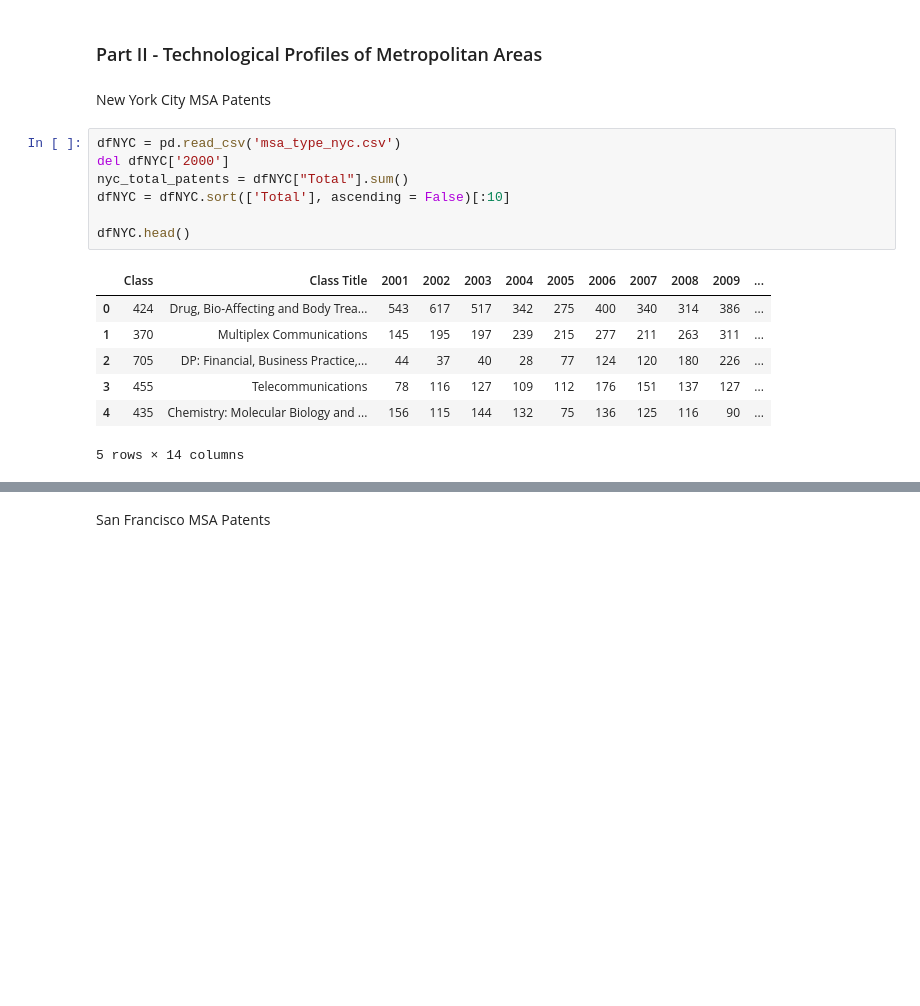
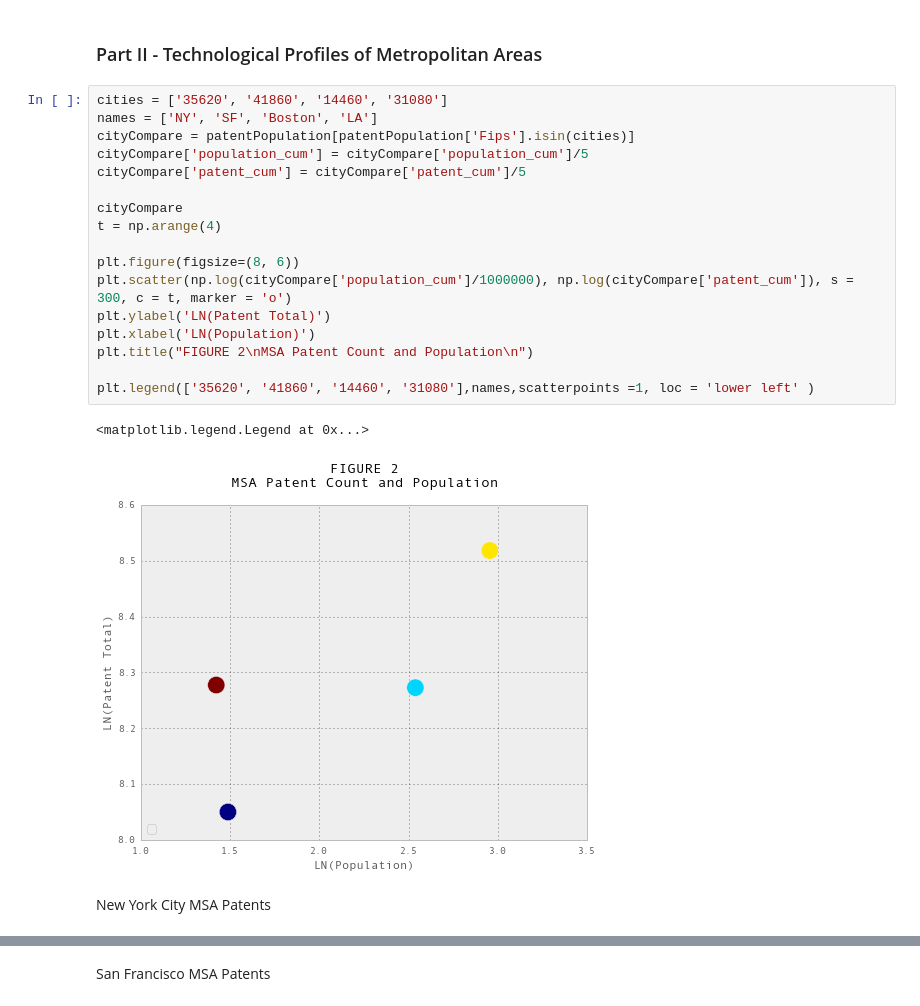
Before and after one commit to krl22785/foundations, a Jupyter notebook: patent_work/foundations_final.ipynb, the cells around one changed output, grey strips where cells are left out. Cells and saved outputs as stored; diff of their text form; blank space fills up the shorter version.

```diff
--- a/patent_work/foundations_final.ipynb
+++ b/patent_work/foundations_final.ipynb
@@ -97,19 +154,24 @@ plt.title("Patents and Economic Development Relationship\n")
 # %% [markdown]
 ### Part II - Technological Profiles of Metropolitan Areas
+# %%
+cities = ['35620', '41860', '14460', '31080']
+names = ['NY', 'SF', 'Boston', 'LA']
+cityCompare = patentPopulation[patentPopulation['Fips'].isin(cities)]
+cityCompare['population_cum'] = cityCompare['population_cum']/5
+cityCompare['patent_cum'] = cityCompare['patent_cum']/5
+
+cityCompare
+t = np.arange(4)
+
+plt.figure(figsize=(8, 6))
+plt.scatter(np.log(cityCompare['population_cum']/1000000), np.log(cityCompare['patent_cum']), s = 300, c = t, marker = 'o')
+plt.ylabel('LN(Patent Total)')
+plt.xlabel('LN(Population)')
+plt.title("FIGURE 2\nMSA Patent Count and Population\n")
+
+plt.legend(['35620', '41860', '14460', '31080'],names,scatterpoints =1, loc = 'lower left' )
+# %% [output]
+<matplotlib.legend.Legend at 0x...>
+[figure, added]
 # %% [markdown]
 New York City MSA Patents
-# %%
-dfNYC = pd.read_csv('msa_type_nyc.csv')
-del dfNYC['2000']
-nyc_total_patents = dfNYC["Total"].sum()
-dfNYC = dfNYC.sort(['Total'], ascending = False)[:10]
-
-dfNYC.head()
-# %% [output]
-|  | Class | Class Title | 2001 | 2002 | 2003 | 2004 | 2005 | 2006 | 2007 | 2008 | 2009 | ... |
-| 0 | 424 | Drug, Bio-Affecting and Body Trea... | 543 | 617 | 517 | 342 | 275 | 400 | 340 | 314 | 386 | ... |
-| 1 | 370 | Multiplex Communications | 145 | 195 | 197 | 239 | 215 | 277 | 211 | 263 | 311 | ... |
-| 2 | 705 | DP: Financial, Business Practice,... | 44 | 37 | 40 | 28 | 77 | 124 | 120 | 180 | 226 | ... |
-| 3 | 455 | Telecommunications | 78 | 116 | 127 | 109 | 112 | 176 | 151 | 137 | 127 | ... |
-| 4 | 435 | Chemistry: Molecular Biology and ... | 156 | 115 | 144 | 132 | 75 | 136 | 125 | 116 | 90 | ... |
-5 rows × 14 columns
```
Also changed, not shown: parts of 18 cells of this notebook.
